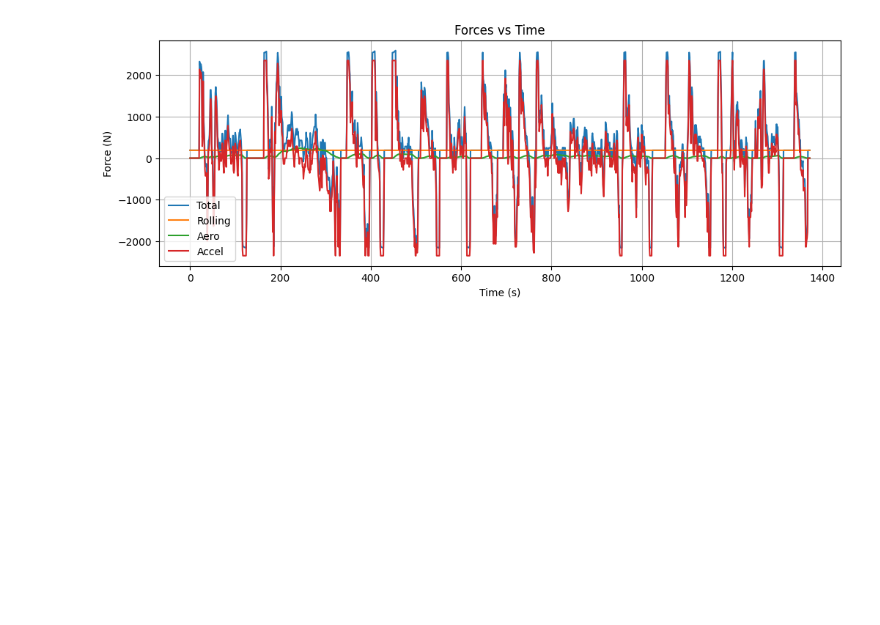
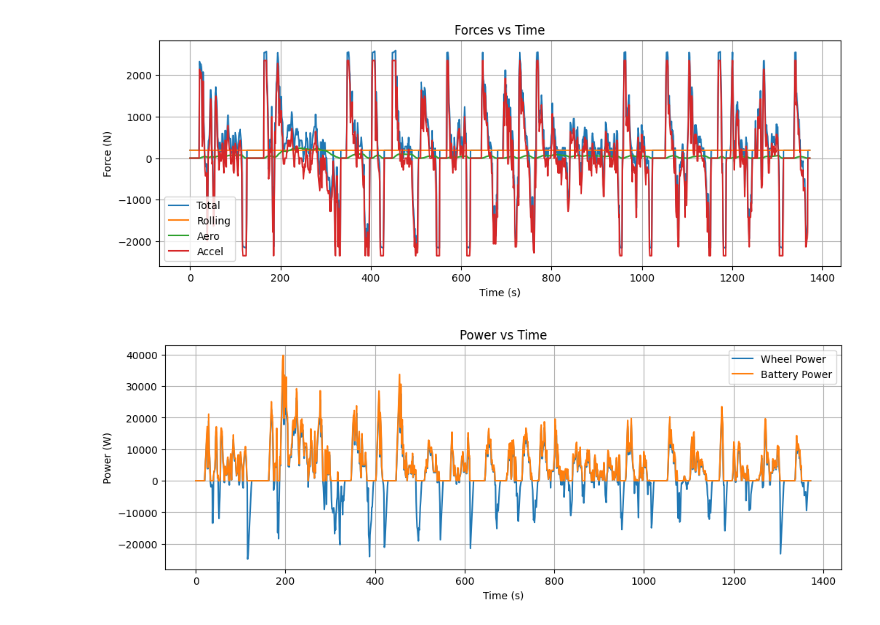
Before and after one commit to duraichellam001-tech/ev-range-model, a Jupyter notebook: notebooks/01_physics_baseline.ipynb, the cells around one changed output. Drawn from its saved outputs; the diff is of its cells as text; code cells hidden in the pictures; blank space fills up the shorter version.

```diff
--- a/notebooks/01_physics_baseline.ipynb
+++ b/notebooks/01_physics_baseline.ipynb
@@ -150,3 +150,21 @@ plt.grid()
 plt.show()
 # %% [output]
 [figure]
+# %%
+df['P_wheel'] = df['F_total'] * df['speed']   # Watts
+# %%
+eta = 0.90
+df['P_batt'] = df['P_wheel'] / eta # Power required from battery
+df['P_batt'] = df['P_batt'].clip(lower=0) # Removing negative power --> REGEN will be handled later
+# %%
+plt.figure(figsize=(12,4))
+plt.plot(df['P_wheel'], label='Wheel Power')
+plt.plot(df['P_batt'], label='Battery Power')
+plt.legend()
+plt.title("Power vs Time")
+plt.xlabel("Time (s)")
+plt.ylabel("Power (W)")
+plt.grid()
+plt.show()
+# %% [output]
+[figure, added]
```
